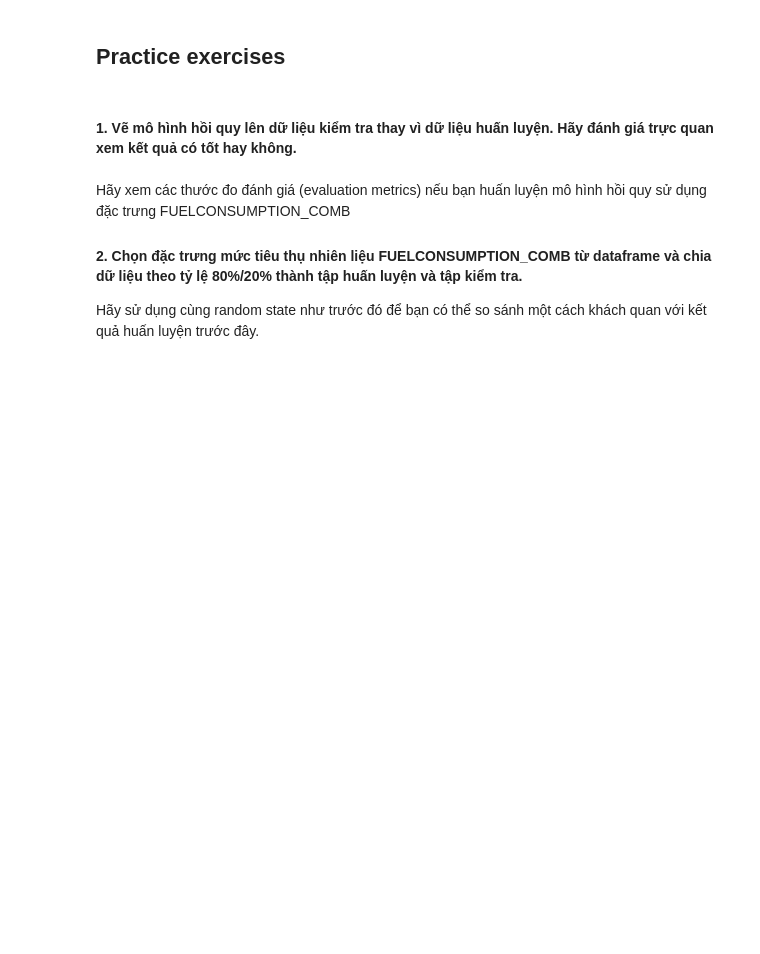
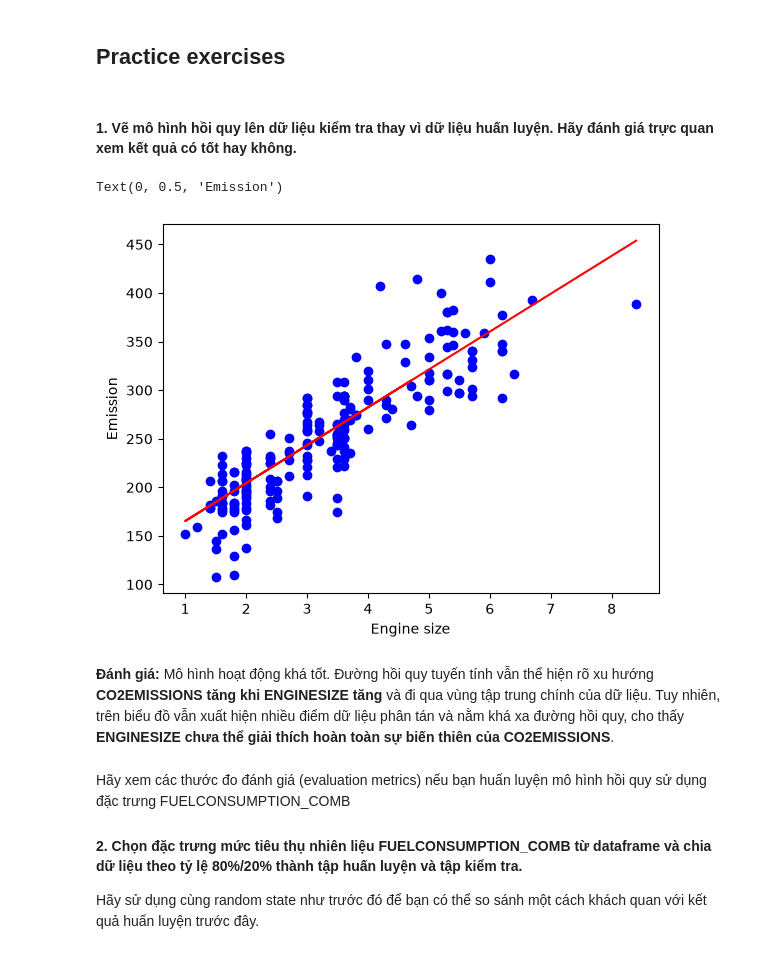
Before and after one commit to vuongbinh/uit-labs, a Jupyter notebook: Lab-02/Simple-Linear-Regression.ipynb, the cells around one changed output. Saved outputs shown, nothing was run; the diff lists cells and outputs as text; code cells hidden in the pictures; blank space fills up the shorter version.

```diff
--- a/Lab-02/Simple-Linear-Regression.ipynb
+++ b/Lab-02/Simple-Linear-Regression.ipynb
@@ -487,3 +485,13 @@ plt.scatter(...)    #ADD CODE
+# %%
+plt.scatter(X_test, y_test,  color='blue')
+plt.plot(X_test, regressor.coef_ * X_test + regressor.intercept_, '-r')
+plt.xlabel("Engine size")
+plt.ylabel("Emission")
+# %% [output]
+Text(0, 0.5, 'Emission')
+[figure, added]
+# %% [markdown]
+**Đánh giá:** Mô hình hoạt động khá tốt. Đường hồi quy tuyến tính vẫn thể hiện rõ xu hướng **CO2EMISSIONS tăng khi ENGINESIZE tăng** và đi qua vùng tập trung chính của dữ liệu. Tuy nhiên, trên biểu đồ vẫn xuất hiện nhiều điểm dữ liệu phân tán và nằm khá xa đường hồi quy, cho thấy **ENGINESIZE chưa thể giải thích hoàn toàn sự biến thiên của CO2EMISSIONS**.
 # %% [markdown]
 Hãy xem các thước đo đánh giá (evaluation metrics) nếu bạn huấn luyện mô hình hồi quy sử dụng đặc trưng FUELCONSUMPTION_COMB
 
```
Also changed, not shown: parts of 12 cells of this notebook.
